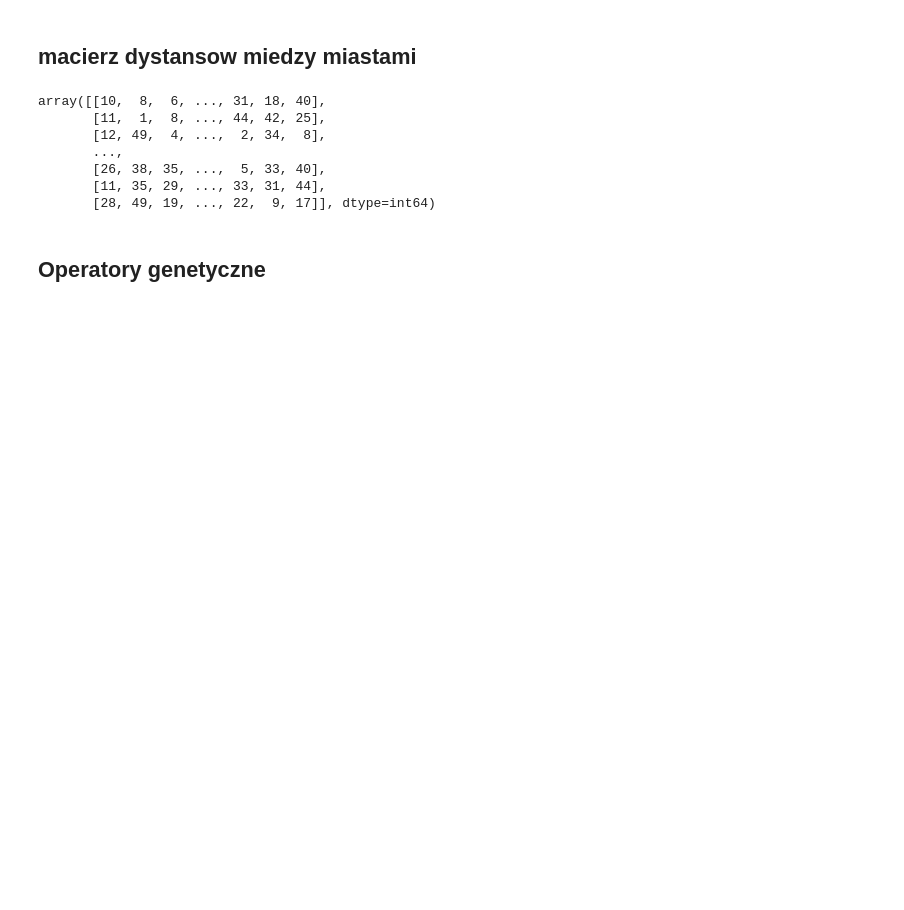
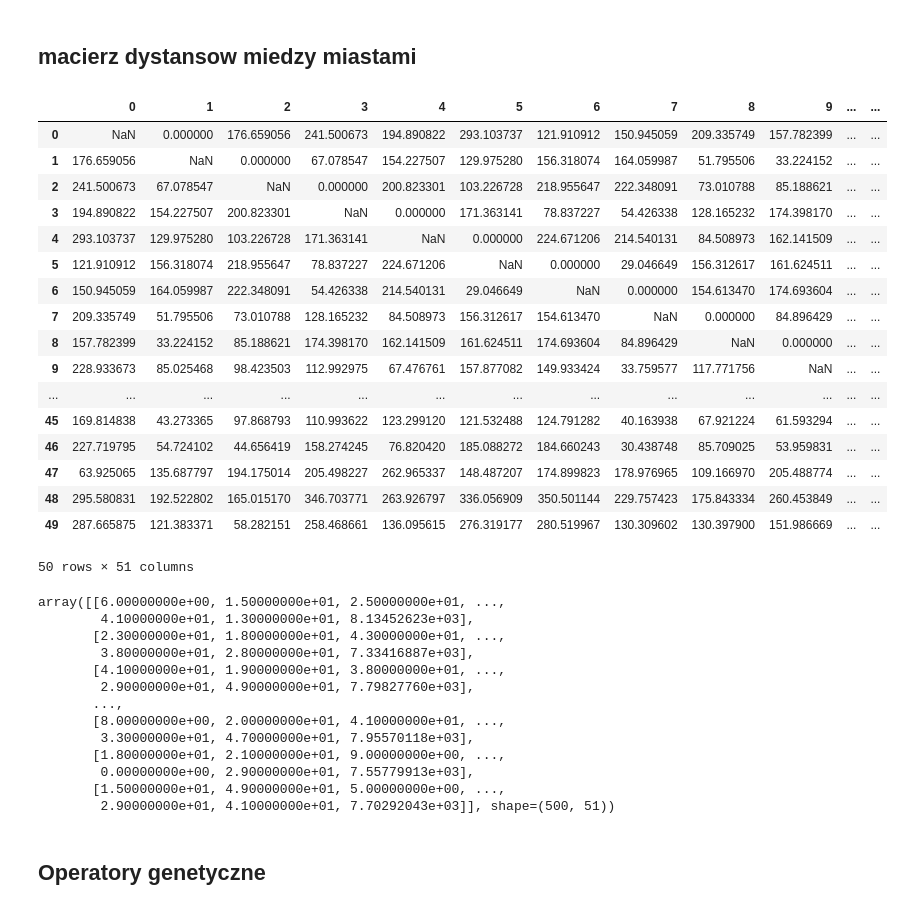
Before and after one commit to SzymonSkrzypczyk/genetic_algorithm_travelling_salesman, a Jupyter notebook: genetyczne.ipynb, the cells around one changed output. Saved outputs shown, nothing was run; the diff lists cells and outputs as text; code cells hidden in the pictures; blank space fills up the shorter version.

```diff
--- a/genetyczne.ipynb
+++ b/genetyczne.ipynb
@@ -40,13 +41,33 @@ plt.scatter(cities[:, 0], cities[:, 1])
 # %%
 # tablica odleglosci
 distances = []
 for nx in range(n):
     distances_nx = []
     for mx in range(n):
         if mx == nx:
             distances_nx.append(np.nan)
         distances_nx.append(calc_distance(cities[nx], cities[mx]))
 
     distances.append(distances_nx)
 
 distances = pd.DataFrame(distances)
+distances
+# %% [output]
+|  | 0 | 1 | 2 | 3 | 4 | 5 | 6 | 7 | 8 | 9 | ... | ... |
+| 0 | NaN | 0.000000 | 176.659056 | 241.500673 | 194.890822 | 293.103737 | 121.910912 | 150.945059 | 209.335749 | 157.782399 | ... | ... |
+| 1 | 176.659056 | NaN | 0.000000 | 67.078547 | 154.227507 | 129.975280 | 156.318074 | 164.059987 | 51.795506 | 33.224152 | ... | ... |
+| 2 | 241.500673 | 67.078547 | NaN | 0.000000 | 200.823301 | 103.226728 | 218.955647 | 222.348091 | 73.010788 | 85.188621 | ... | ... |
+| 3 | 194.890822 | 154.227507 | 200.823301 | NaN | 0.000000 | 171.363141 | 78.837227 | 54.426338 | 128.165232 | 174.398170 | ... | ... |
+| 4 | 293.103737 | 129.975280 | 103.226728 | 171.363141 | NaN | 0.000000 | 224.671206 | 214.540131 | 84.508973 | 162.141509 | ... | ... |
+| 5 | 121.910912 | 156.318074 | 218.955647 | 78.837227 | 224.671206 | NaN | 0.000000 | 29.046649 | 156.312617 | 161.624511 | ... | ... |
+| 6 | 150.945059 | 164.059987 | 222.348091 | 54.426338 | 214.540131 | 29.046649 | NaN | 0.000000 | 154.613470 | 174.693604 | ... | ... |
+| 7 | 209.335749 | 51.795506 | 73.010788 | 128.165232 | 84.508973 | 156.312617 | 154.613470 | NaN | 0.000000 | 84.896429 | ... | ... |
+| 8 | 157.782399 | 33.224152 | 85.188621 | 174.398170 | 162.141509 | 161.624511 | 174.693604 | 84.896429 | NaN | 0.000000 | ... | ... |
+| 9 | 228.933673 | 85.025468 | 98.423503 | 112.992975 | 67.476761 | 157.877082 | 149.933424 | 33.759577 | 117.771756 | NaN | ... | ... |
+| ... | ... | ... | ... | ... | ... | ... | ... | ... | ... | ... | ... | ... |
+| 45 | 169.814838 | 43.273365 | 97.868793 | 110.993622 | 123.299120 | 121.532488 | 124.791282 | 40.163938 | 67.921224 | 61.593294 | ... | ... |
+| 46 | 227.719795 | 54.724102 | 44.656419 | 158.274245 | 76.820420 | 185.088272 | 184.660243 | 30.438748 | 85.709025 | 53.959831 | ... | ... |
+| 47 | 63.925065 | 135.687797 | 194.175014 | 205.498227 | 262.965337 | 148.487207 | 174.899823 | 178.976965 | 109.166970 | 205.488774 | ... | ... |
+| 48 | 295.580831 | 192.522802 | 165.015170 | 346.703771 | 263.926797 | 336.056909 | 350.501144 | 229.757423 | 175.843334 | 260.453849 | ... | ... |
+| 49 | 287.665875 | 121.383371 | 58.282151 | 258.468661 | 136.095615 | 276.319177 | 280.519967 | 130.309602 | 130.397900 | 151.986669 | ... | ... |
+50 rows × 51 columns
@@ -53,11 +96,22 @@ distances = pd.DataFrame(distances)
 # %%
-population = np.array([np.random.permutation(distances.index) for _ in range(pop_size)])
-population
+population = np.array([np.random.permutation(distances.index) for _ in range(POP_SIZE)])
+metrics = np.array([calculate_distance_chromosome(chromosome) for chromosome in population])
+
+# Add the metric as an extra column to the population array
+population_with_metrics = np.hstack((population, metrics.reshape(-1, 1)))
+
+population_with_metrics
 # %% [output]
-array([[10,  8,  6, ..., 31, 18, 40],
-       [11,  1,  8, ..., 44, 42, 25],
-       [12, 49,  4, ...,  2, 34,  8],
+array([[6.00000000e+00, 1.50000000e+01, 2.50000000e+01, ...,
+        4.10000000e+01, 1.30000000e+01, 8.13452623e+03],
+       [2.30000000e+01, 1.80000000e+01, 4.30000000e+01, ...,
+        3.80000000e+01, 2.80000000e+01, 7.33416887e+03],
+       [4.10000000e+01, 1.90000000e+01, 3.80000000e+01, ...,
+        2.90000000e+01, 4.90000000e+01, 7.79827760e+03],
        ...,
-       [26, 38, 35, ...,  5, 33, 40],
-       [11, 35, 29, ..., 33, 31, 44],
-       [28, 49, 19, ..., 22,  9, 17]], dtype=int64)
+       [8.00000000e+00, 2.00000000e+01, 4.10000000e+01, ...,
+        3.30000000e+01, 4.70000000e+01, 7.95570118e+03],
+       [1.80000000e+01, 2.10000000e+01, 9.00000000e+00, ...,
+        0.00000000e+00, 2.90000000e+01, 7.55779913e+03],
+       [1.50000000e+01, 4.90000000e+01, 5.00000000e+00, ...,
+        2.90000000e+01, 4.10000000e+01, 7.70292043e+03]], shape=(500, 51))
```
Also changed, not shown: parts of 15 cells of this notebook.
